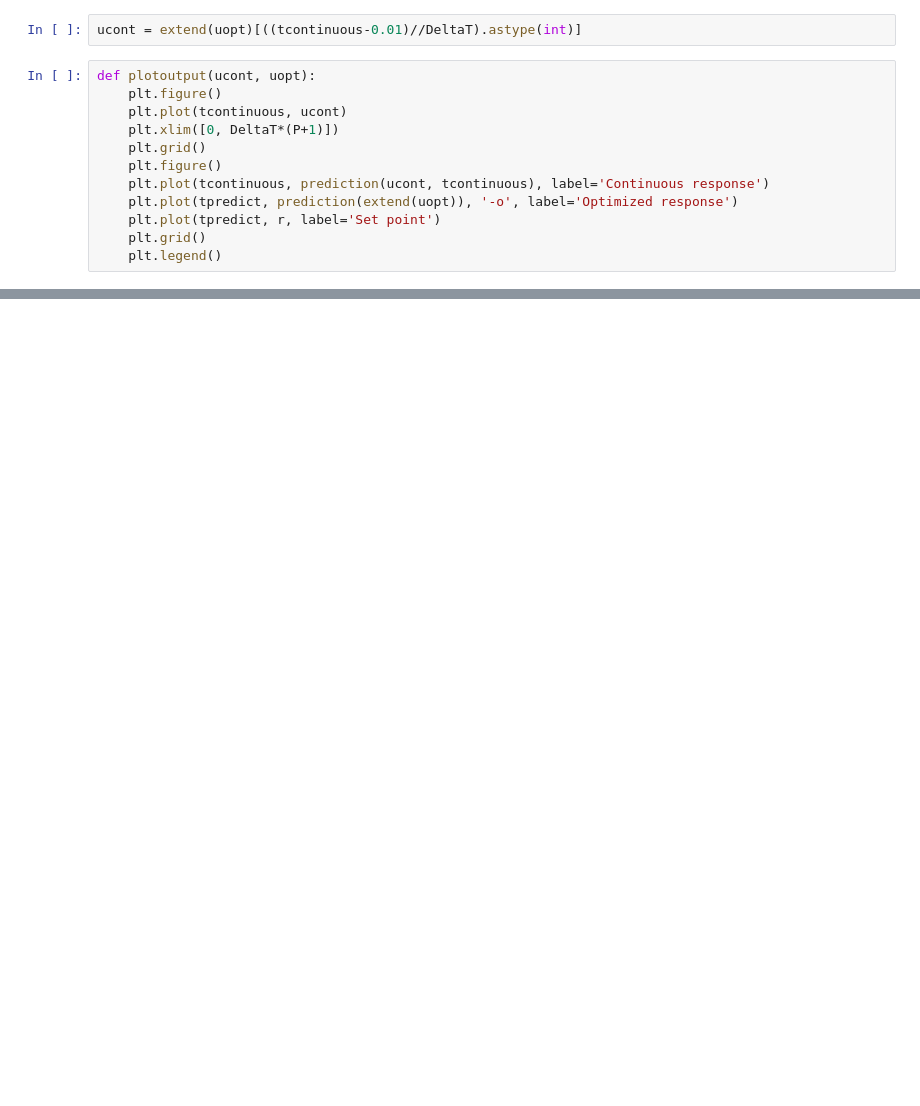
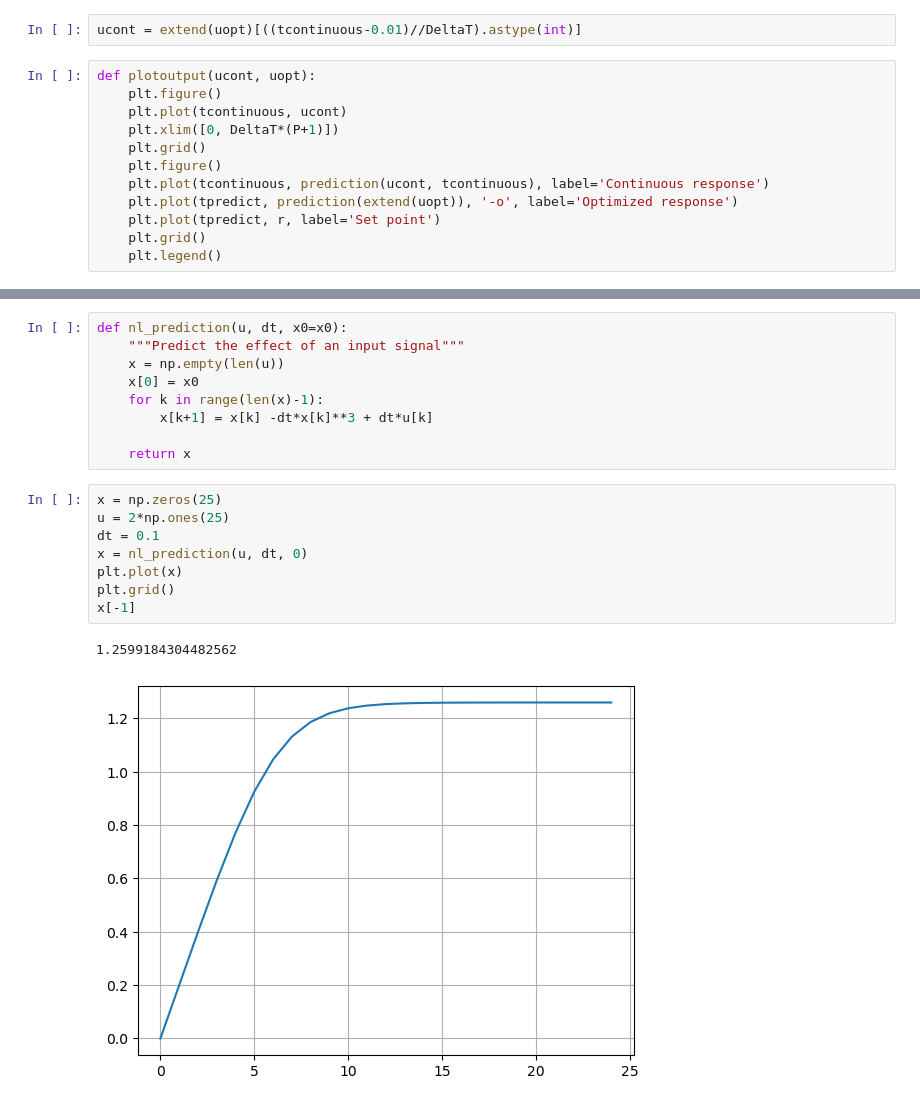
Before and after one commit to jhat6/simple_NLMPC_example, a Jupyter notebook: simple_NLMPC_NB.ipynb, the cells around one changed output, grey strips where cells are left out. Drawn from its saved outputs; the diff is of its cells as text; blank space fills up the shorter version.

```diff
--- a/simple_NLMPC_NB.ipynb
+++ b/simple_NLMPC_NB.ipynb
@@ -90,0 +115,20 @@ plotoutput(ucont, uopt)
+# %%
+def nl_prediction(u, dt, x0=x0):
+    """Predict the effect of an input signal"""
+    x = np.empty(len(u))
+    x[0] = x0
+    for k in range(len(x)-1):
+        x[k+1] = x[k] -dt*x[k]**3 + dt*u[k]
+
+    return x
+# %%
+x = np.zeros(25)
+u = 2*np.ones(25)
+dt = 0.1
+x = nl_prediction(u, dt, 0)
+plt.plot(x)
+plt.grid()
+x[-1]
+# %% [output]
+1.2599184304482562
+[figure, added]
```
Also changed, not shown: parts of 17 cells of this notebook.
